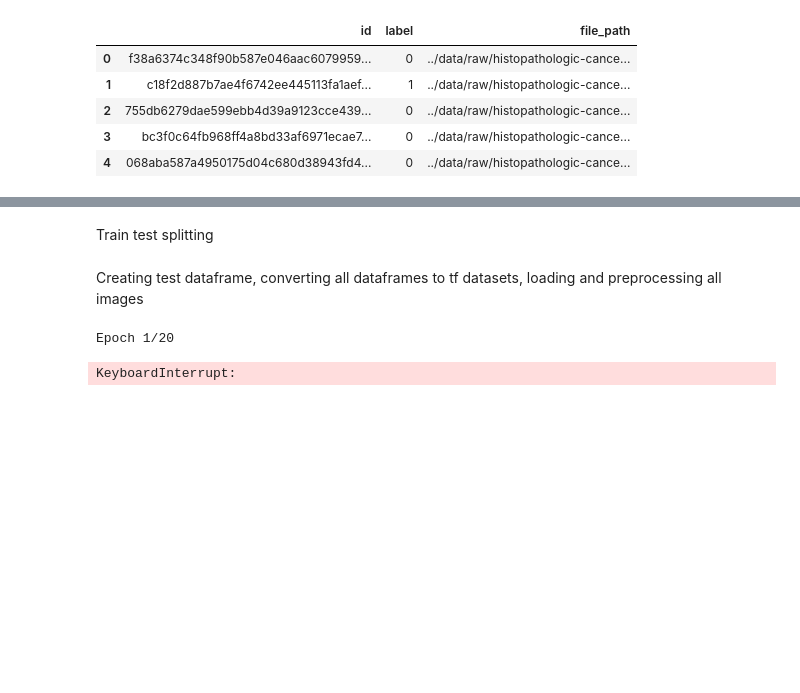
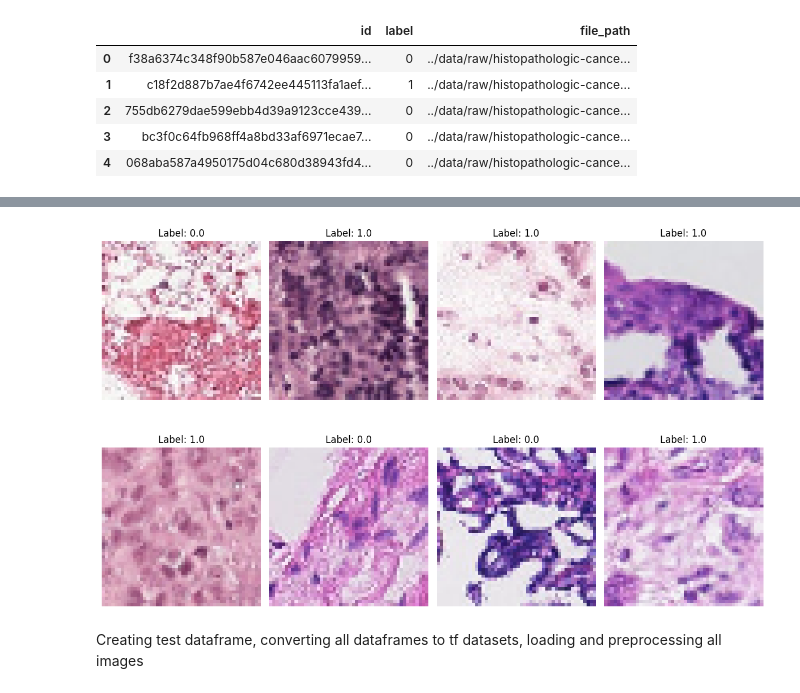
Before and after one commit to Joshua-Miller1702/Medical_image_classification, a Jupyter notebook: notebooks/preprocessing.ipynb, the cells around one changed output, grey strips where cells are left out. Saved outputs shown, nothing was run; the diff lists cells and outputs as text; code cells hidden in the pictures; blank space fills up the shorter version.

Commit message:
Created get_transforms create_dataset create_data_loaders functions

```diff
--- a/notebooks/preprocessing.ipynb
+++ b/notebooks/preprocessing.ipynb
@@ -163,8 +107,0 @@ Checking images load correctly
-# %%
-check = labels.sample(10, random_state=17)
-for i, row in check.iterrows():
-    img = cv2.imread(row["file_path"])
-    img = cv2.cvtColor(img, cv2.COLOR_BGR2RGB)
-    plt.imshow(img)
-    plt.axis('off')
-    plt.show()
@@ -182,2 +107,0 @@ for i, row in check.iterrows():
-# %% [markdown]
-Train test splitting
@@ -186,2 +108,16 @@ train_img, val_img = split(labels)
+# %%
+train_loader, val_loader = create_data_loaders(labels, batch_size=16)
+imgs, labels = next(iter(train_loader))
+imgs = imgs.permute(0, 2, 3, 1).numpy()
+plt.figure(figsize=(12, 8))
+for i in range(8):
+    plt.subplot(2, 4, i+1)
+    plt.imshow((imgs[i] * 0.5 + 0.5))
+    plt.title(f"Label: {labels[i].item()}")
+    plt.axis('off')
+plt.tight_layout()
+plt.show()
+# %% [output]
+[figure, added]
 # %% [markdown]
 Creating test dataframe, converting all dataframes to tf datasets, loading and preprocessing all images
@@ -195,7 +123,0 @@ ds_test = cvt_to_dataset(test_df, labelled=False)
-# %%
-model = create_model()
-model = compile_model(model)
-training = train_model(model, ds_train, ds_val, epochs=20)
-# %% [output]
-Epoch 1/20
-KeyboardInterrupt:
```
Also changed, not shown: parts of 7 cells of this notebook.
